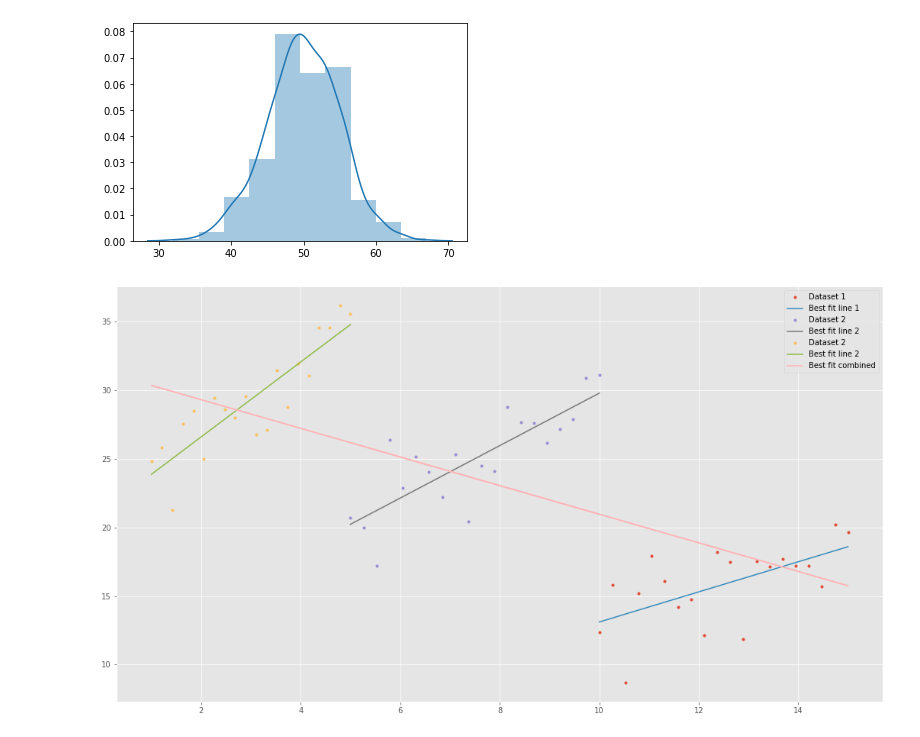
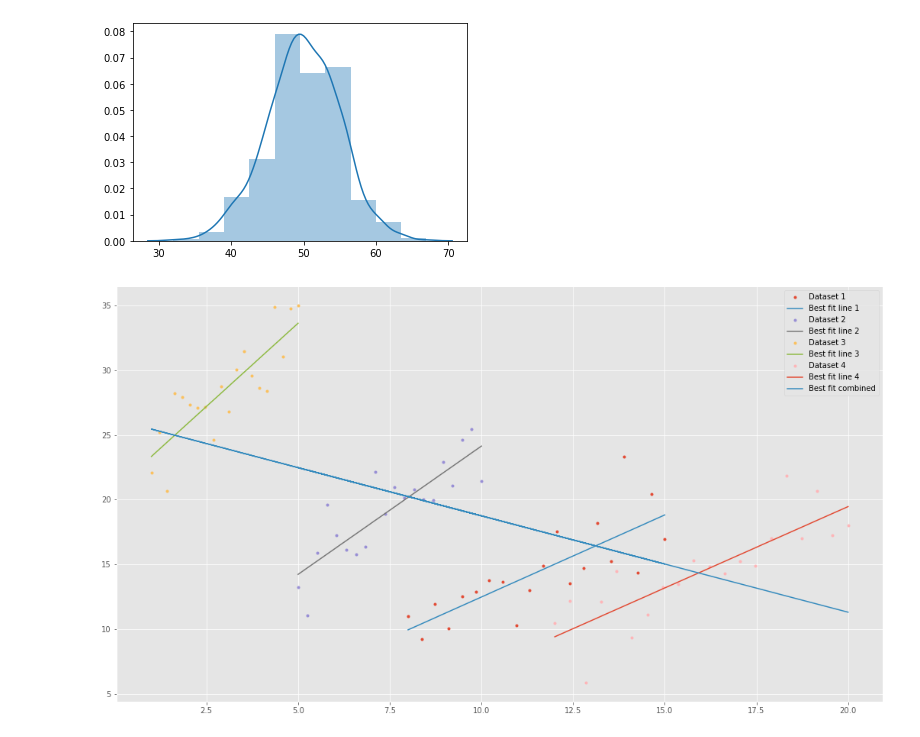
Before and after one commit to donalbuggy/fundamentalsOfDataAnalysis, a Jupyter notebook: fundamentalsOfDataAnalysisTasks.ipynb, the cells around one changed output. Cells and saved outputs as stored; diff of their text form; code cells hidden in the pictures.

Commit message:
successfully demonstrating Simpson's paradox with all four datasets

```diff
--- a/fundamentalsOfDataAnalysisTasks.ipynb
+++ b/fundamentalsOfDataAnalysisTasks.ipynb
@@ -126,37 +126,44 @@ import seaborn as sns
 # Nicer plot style.
 plt.style.use("ggplot")
 
 # Bigger plots.
 plt.rcParams["figure.figsize"] = (18,10)
 
 # dataset 1
-setOneX = np.linspace(10.0, 15.0, 20)
+setOneX = np.linspace(8.0, 15.0, 20)
 setOneY = 1.0 * setOneX + 3.0 + np.random.normal(0.0, 2.0, len(setOneX))
 coeffsSetOne = np.polyfit(setOneX, setOneY, 1)
 plt.plot(setOneX, setOneY, '.', label="Dataset 1")
 plt.plot(setOneX, coeffsSetOne[0] * setOneX + coeffsSetOne[1], '-', label="Best fit line 1")
 
 # dataset 2
 setTwoX = np.linspace(5.0, 10.0, 20)
-setTwoY = 2.0 * setTwoX + 10.0 + np.random.normal(0.0, 2.0, len(setTwoX))
+setTwoY = 2.0 * setTwoX + 5.0 + np.random.normal(0.0, 2.0, len(setTwoX))
 coeffsSetTwo = np.polyfit(setTwoX, setTwoY, 1)
 plt.plot(setTwoX, setTwoY, '.', label="Dataset 2")
 plt.plot(setTwoX, coeffsSetTwo[0] * setTwoX + coeffsSetTwo[1], '-', label="Best fit line 2")
 
 # dataset 3
 setThreeX = np.linspace(1.0, 5.0, 20)
 setThreeY = 3.0 * setThreeX + 20.0 + np.random.normal(0.0, 2.0, len(setThreeX))
 coeffsSetThree = np.polyfit(setThreeX, setThreeY, 1)
-plt.plot(setThreeX, setThreeY, '.', label="Dataset 2")
-plt.plot(setThreeX, coeffsSetThree[0] * setThreeX + coeffsSetThree[1], '-', label="Best fit line 2")
+plt.plot(setThreeX, setThreeY, '.', label="Dataset 3")
+plt.plot(setThreeX, coeffsSetThree[0] * setThreeX + coeffsSetThree[1], '-', label="Best fit line 3")
+
+# dataset 4
+setFourX = np.linspace(12.0, 20.0, 20)
+setFourY = 1.0 * setFourX + (-2.0) + np.random.normal(0.0, 2.0, len(setFourX))
+coeffsSetFour = np.polyfit(setFourX, setFourY, 1)
+plt.plot(setFourX, setFourY, '.', label="Dataset 4")
+plt.plot(setFourX, coeffsSetFour[0] * setFourX + coeffsSetFour[1], '-', label="Best fit line 4")
 
 
-combinedX = np.concatenate([setOneX, setTwoX, setThreeX])
-combinedY = np.concatenate([setOneY, setTwoY, setThreeY])
+combinedX = np.concatenate([setOneX, setTwoX, setThreeX, setFourX])
+combinedY = np.concatenate([setOneY, setTwoY, setThreeY, setFourY])
 
 combinedCoeffs = np.polyfit(combinedX, combinedY, 1)
 
 plt.plot(combinedX, combinedCoeffs[0] * combinedX + combinedCoeffs[1], '-', label="Best fit combined")
 plt.legend();
 # %% [output]
-[figure, old version]
+[figure, new version]
```
